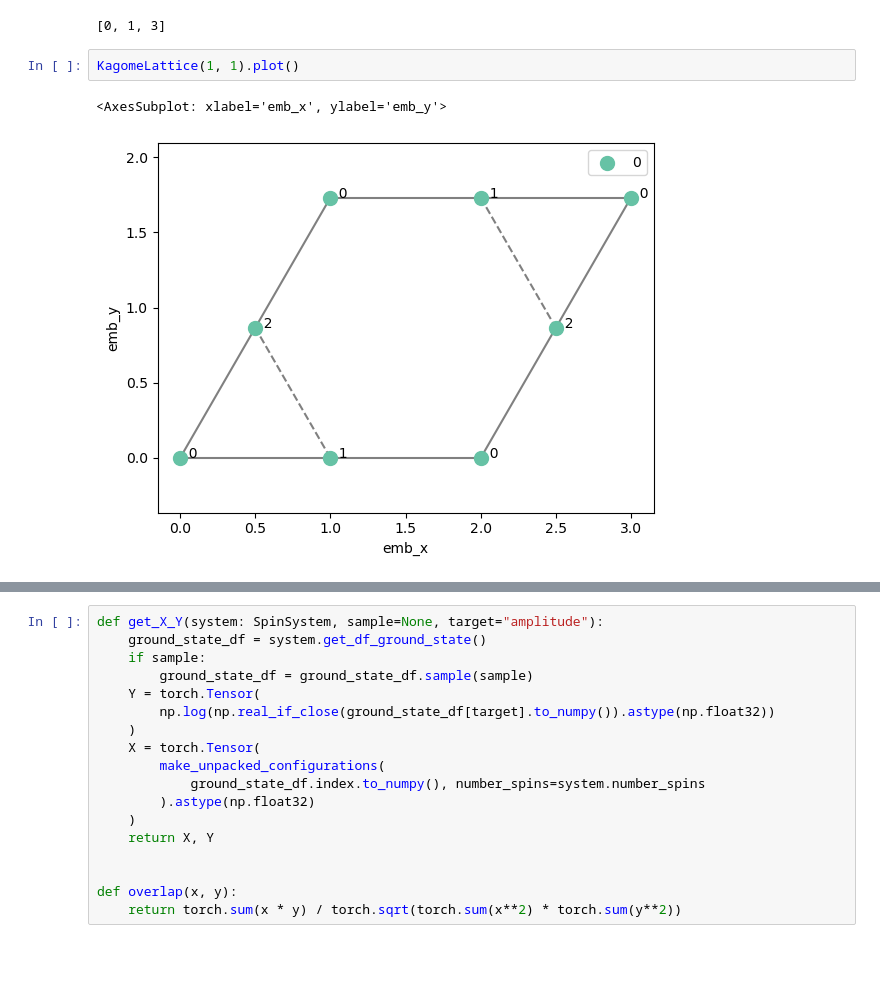
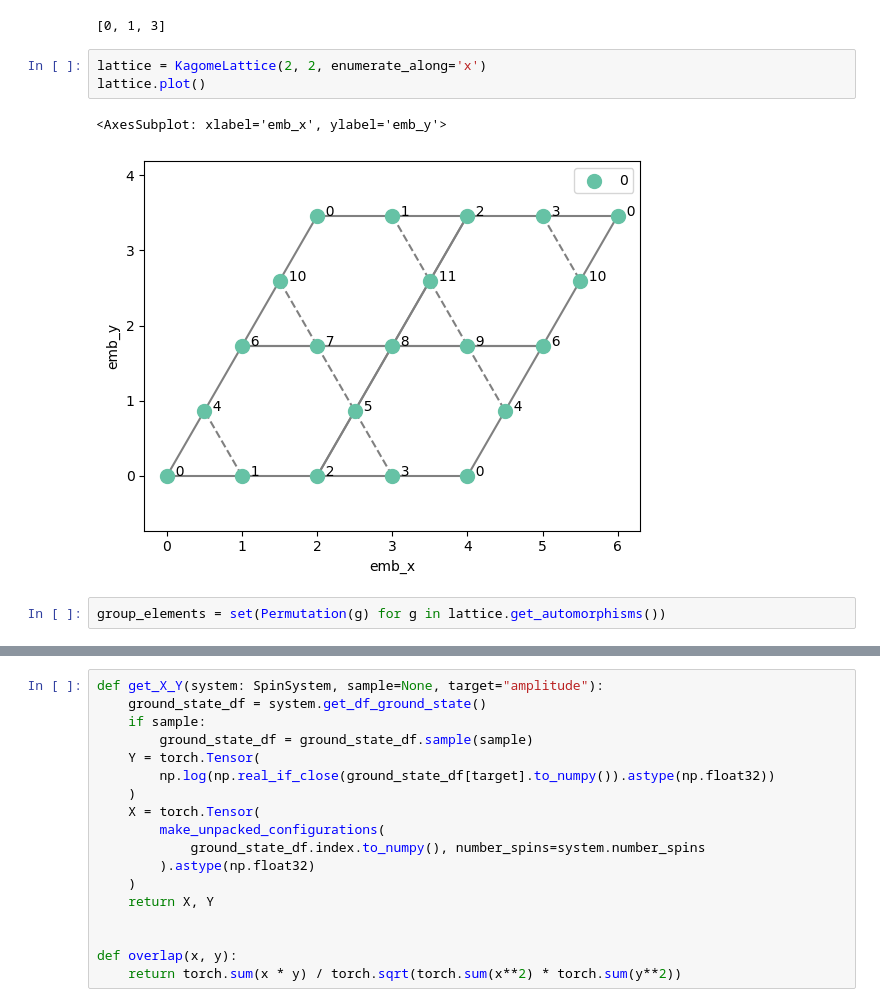
Before and after one commit to ischurov/frustrations-eda, a Jupyter notebook: amplitude_transfer_g_inv_cnn_noopt.ipynb, the cells around one changed output, grey strips where cells are left out. Cells and saved outputs as stored; diff of their text form; blank space fills up the shorter version.

Commit message:
Preliminary work for non-parallelogram lattices

```diff
--- a/amplitude_transfer_g_inv_cnn_noopt.ipynb
+++ b/amplitude_transfer_g_inv_cnn_noopt.ipynb
@@ -288,8 +294,11 @@ find_fundamental_domain(
 )
 # %% [output]
 [0, 1, 3]
-# %%
-KagomeLattice(1, 1).plot()
-# %% [output]
-<AxesSubplot: xlabel='emb_x', ylabel='emb_y'>
-[figure, removed]
+# %%
+lattice = KagomeLattice(2, 2, enumerate_along='x')
+lattice.plot()
+# %% [output]
+<AxesSubplot: xlabel='emb_x', ylabel='emb_y'>
+[figure, added]
+# %%
+group_elements = set(Permutation(g) for g in lattice.get_automorphisms())
```
Also changed, not shown: parts of 22 cells of this notebook, 2 other files.
